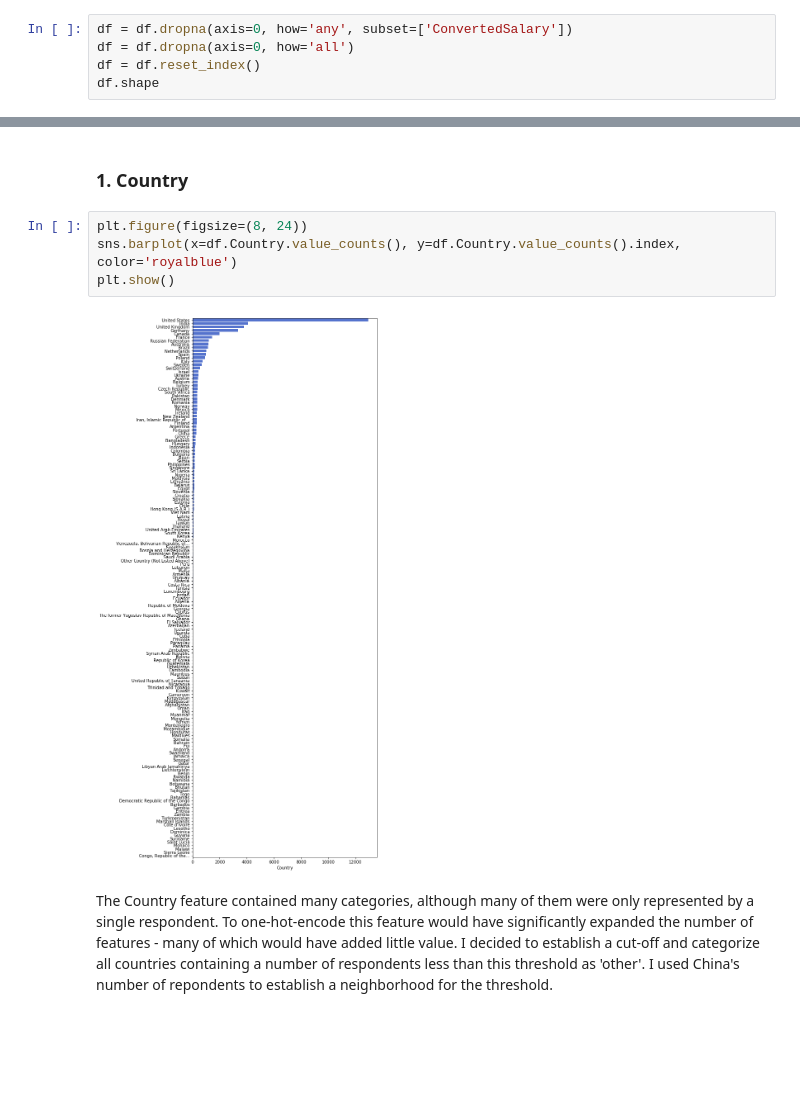
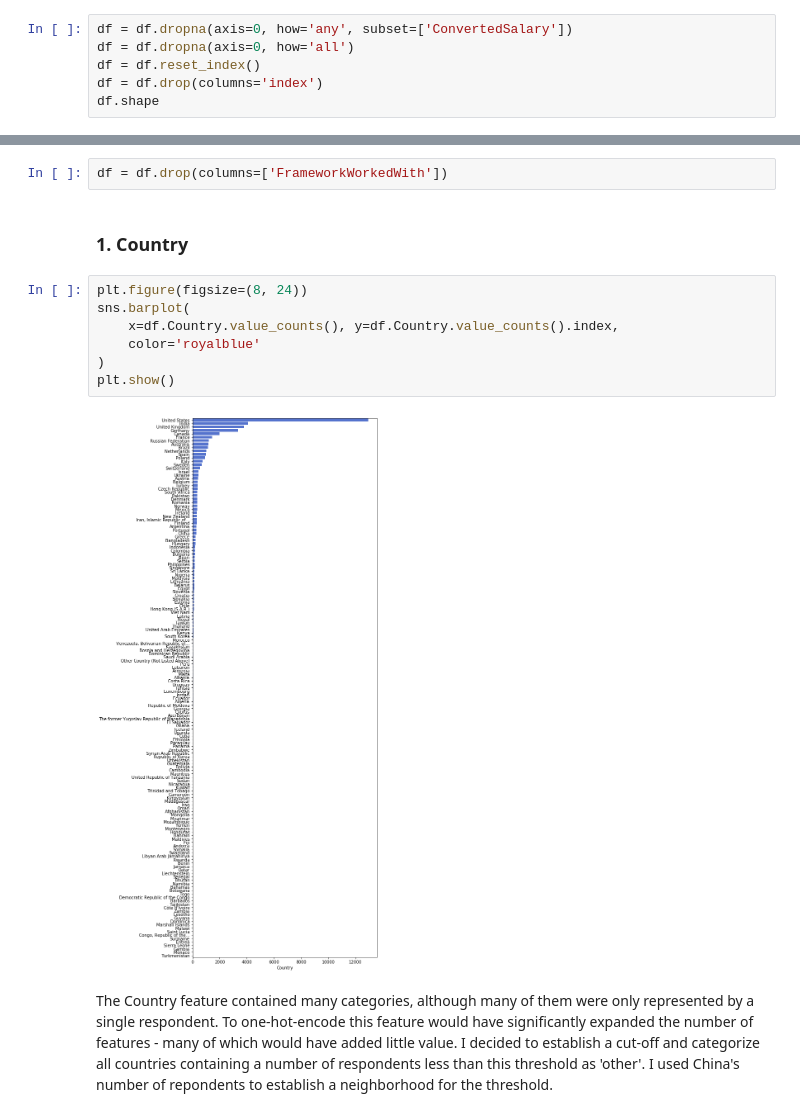
Before and after one commit to joshtice/stackoverflow2018, a Jupyter notebook: joshtice_stackoverflow_analysis.ipynb, the cells around one changed output, grey strips where cells are left out. Cells and saved outputs as stored; diff of their text form; blank space fills up the shorter version.

```diff
--- a/joshtice_stackoverflow_analysis.ipynb
+++ b/joshtice_stackoverflow_analysis.ipynb
@@ -414,5 +414,6 @@ Some features were missing up to half of their values --  notably ConvertedSalar
 df = df.dropna(axis=0, how='any', subset=['ConvertedSalary'])
 df = df.dropna(axis=0, how='all')
 df = df.reset_index()
+df = df.drop(columns='index')
 df.shape
 # %% [output]
@@ -446,11 +447,16 @@ I next went through the features individually to inspect and clean them.
+# %%
+df = df.drop(columns=['FrameworkWorkedWith'])
 # %% [markdown]
 ### 1. Country
 # %%
 plt.figure(figsize=(8, 24))
-sns.barplot(x=df.Country.value_counts(), y=df.Country.value_counts().index, color='royalblue')
+sns.barplot(
+    x=df.Country.value_counts(), y=df.Country.value_counts().index,
+    color='royalblue'
+)
 plt.show()
 # %% [output]
-[figure, old version]
+[figure, new version]
 # %% [markdown]
 The Country feature contained many categories, although many of them were only represented by a single respondent. To one-hot-encode this feature would have significantly expanded the number of features - many of which would have added little value. I decided to establish a cut-off and categorize all countries containing a number of respondents less than this threshold as 'other'. I used China's number of repondents to establish a neighborhood for the threshold.
 # %%
```
Also changed, not shown: parts of 52 cells of this notebook.
